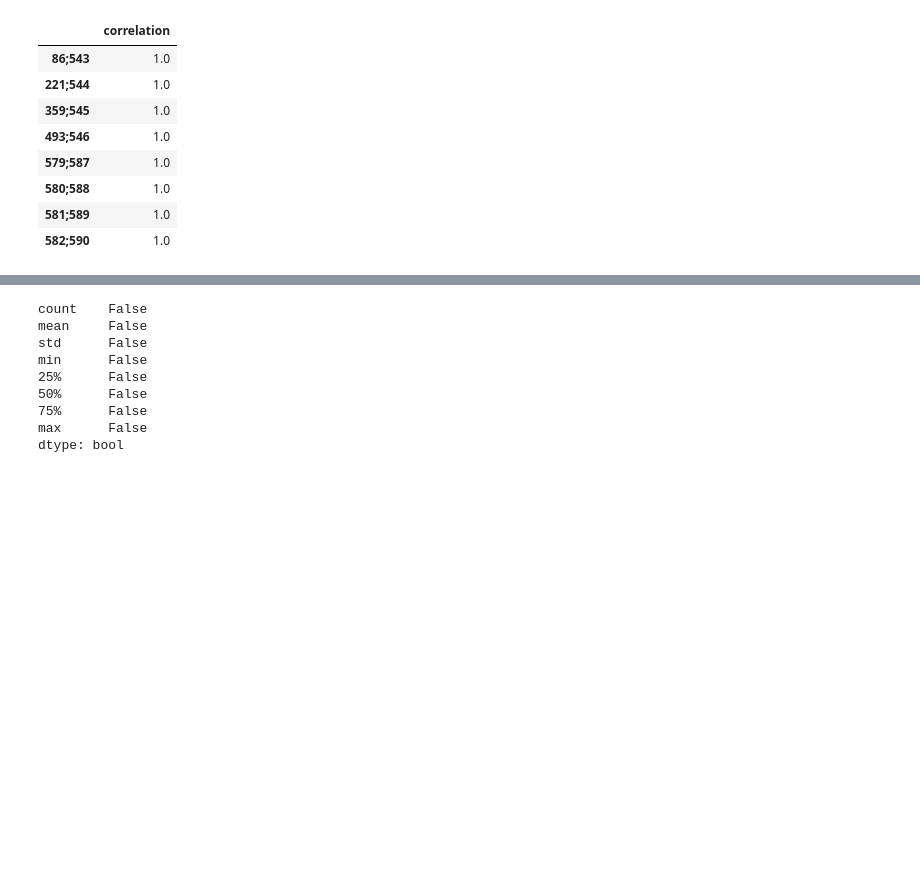
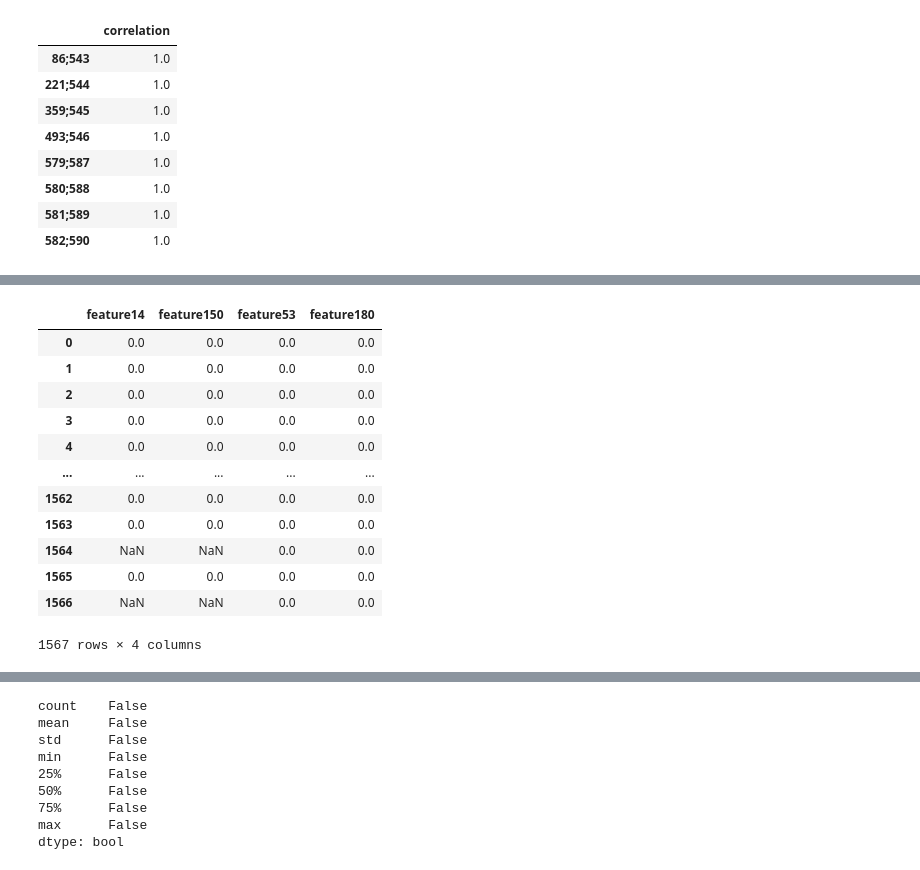
Before and after one commit to hinatanvir/Fault-Detection-SECOM, a Jupyter notebook: Presentation-1-EDA.ipynb, the cells around one changed output, grey strips where cells are left out. Saved outputs shown, nothing was run; the diff lists cells and outputs as text; code cells hidden in the pictures; blank space fills up the shorter version.

```diff
--- a/Presentation-1-EDA.ipynb
+++ b/Presentation-1-EDA.ipynb
@@ -271,0 +298,16 @@ df_stats = df_features.describe()
+# %%
+df_features.iloc[:,[13,149,52,179]]
+# %% [output]
+|  | feature14 | feature150 | feature53 | feature180 |
+| 0 | 0.0 | 0.0 | 0.0 | 0.0 |
+| 1 | 0.0 | 0.0 | 0.0 | 0.0 |
+| 2 | 0.0 | 0.0 | 0.0 | 0.0 |
+| 3 | 0.0 | 0.0 | 0.0 | 0.0 |
+| 4 | 0.0 | 0.0 | 0.0 | 0.0 |
+| ... | ... | ... | ... | ... |
+| 1562 | 0.0 | 0.0 | 0.0 | 0.0 |
+| 1563 | 0.0 | 0.0 | 0.0 | 0.0 |
+| 1564 | NaN | NaN | 0.0 | 0.0 |
+| 1565 | 0.0 | 0.0 | 0.0 | 0.0 |
+| 1566 | NaN | NaN | 0.0 | 0.0 |
+1567 rows × 4 columns
```
Also changed, not shown: parts of 2 cells of this notebook.
